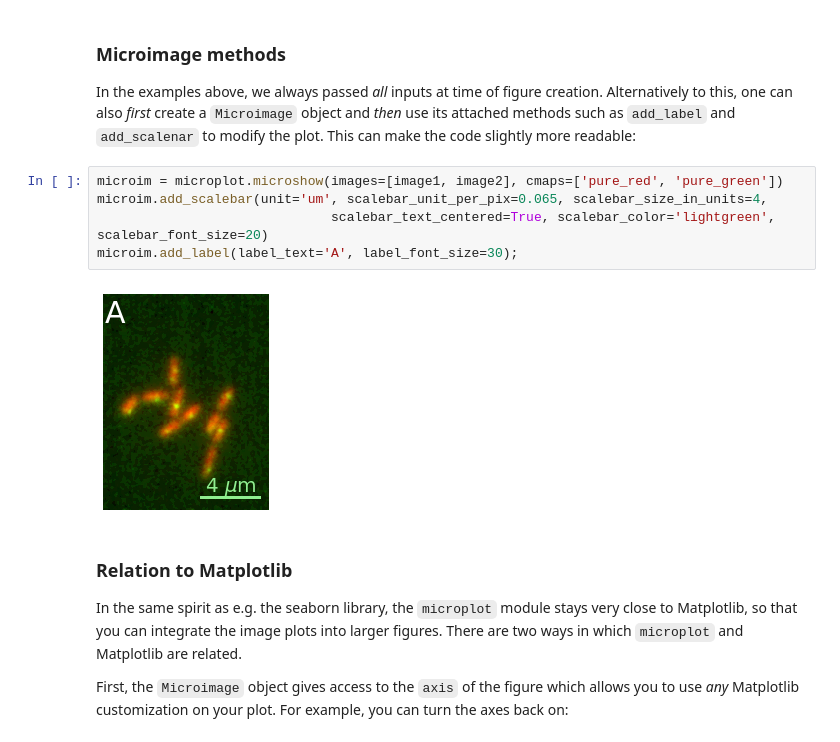
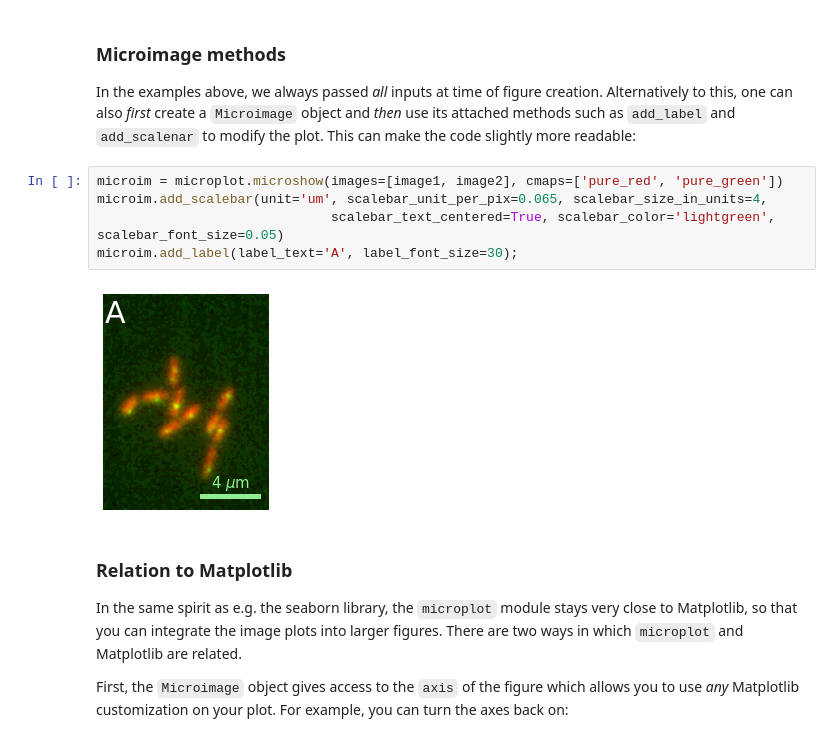
Before and after one commit to guiwitz/microfilm, a Jupyter notebook: _sources/notebooks/create_plots.ipynb, the cells around one changed output. Saved outputs shown, nothing was run; the diff lists cells and outputs as text.

```diff
--- a/_sources/notebooks/create_plots.ipynb
+++ b/_sources/notebooks/create_plots.ipynb
@@ -89,10 +97,10 @@ In the examples above, we always passed *all* inputs at time of figure creation.
 # %%
 microim = microplot.microshow(images=[image1, image2], cmaps=['pure_red', 'pure_green'])
 microim.add_scalebar(unit='um', scalebar_unit_per_pix=0.065, scalebar_size_in_units=4,
-                              scalebar_text_centered=True, scalebar_color='lightgreen', scalebar_font_size=20)
+                              scalebar_text_centered=True, scalebar_color='lightgreen', scalebar_font_size=0.05)
 microim.add_label(label_text='A', label_font_size=30);
 # %% [output]
-[figure, old version]
+[figure, new version]
 # %% [markdown]
 ### Relation to Matplotlib
 
```
Also changed, not shown: parts of 10 cells of this notebook, 35 other files.
